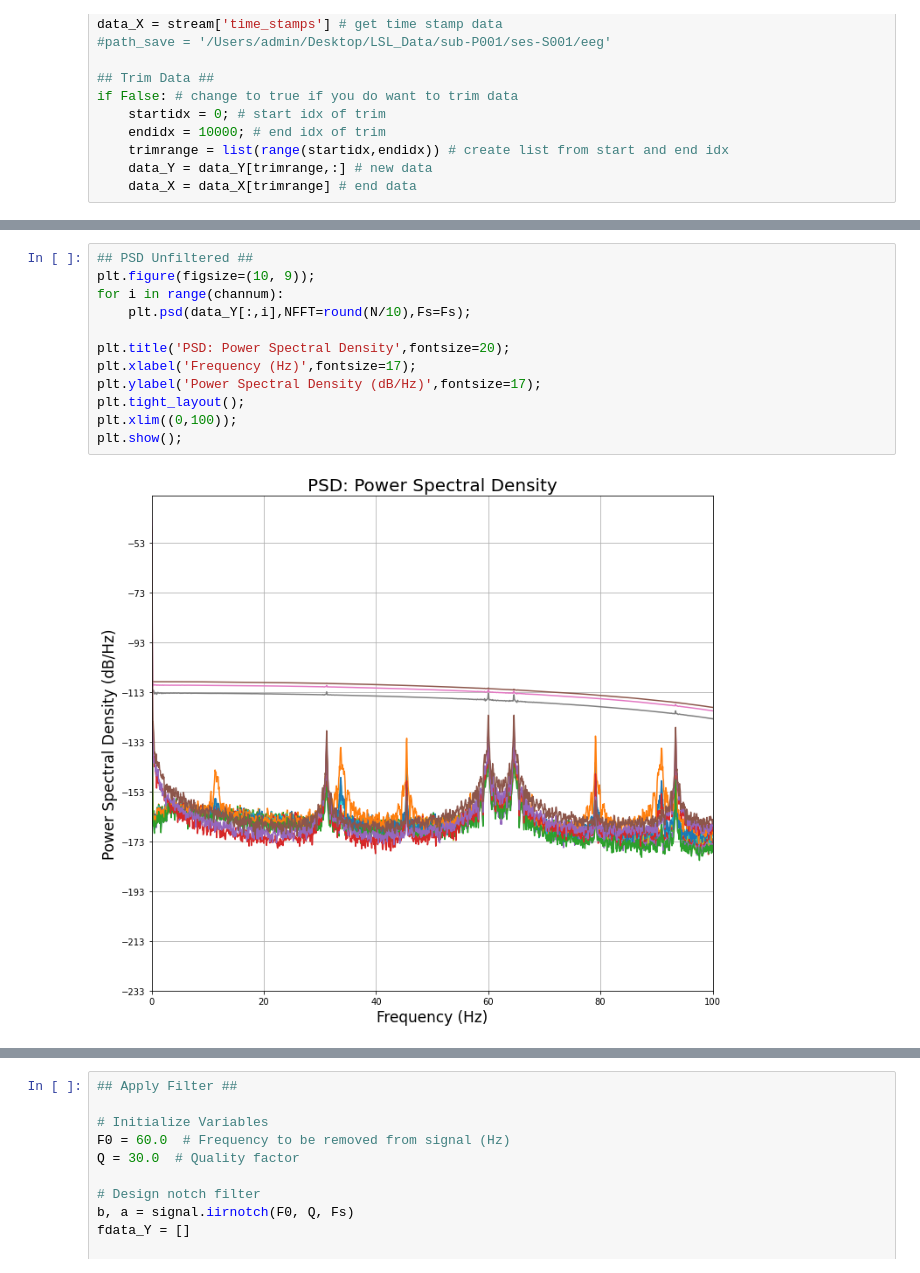
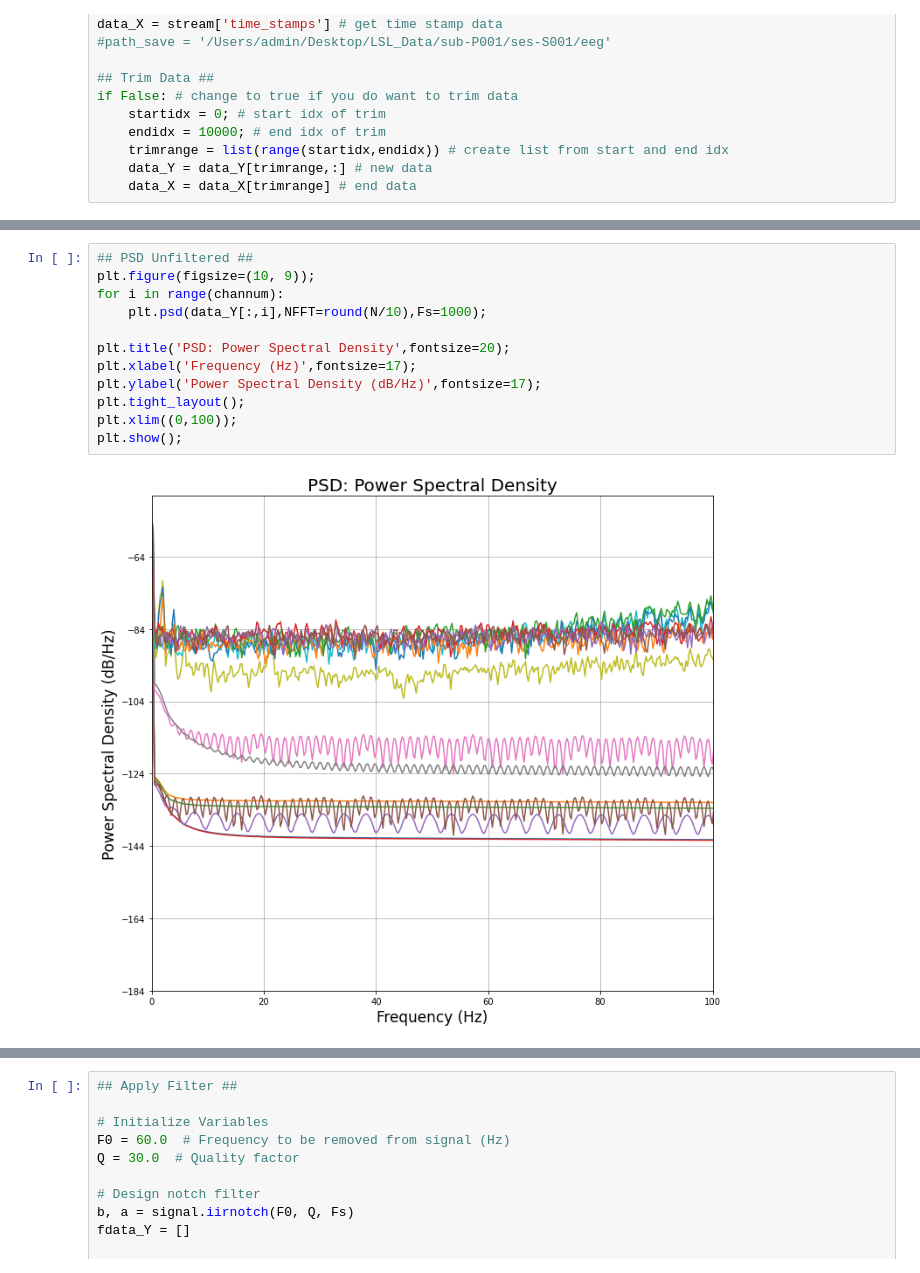
Before and after one commit to msl052/WifiOpenBCI_Python, a Jupyter notebook: pyxdf_read.ipynb, the cells around one changed output, grey strips where cells are left out. Cells and saved outputs as stored; diff of their text form.

```diff
--- a/pyxdf_read.ipynb
+++ b/pyxdf_read.ipynb
@@ -78,17 +105,17 @@ fig.savefig('test2png.png',format='jpg')
 # %%
 ## PSD Unfiltered ##
 plt.figure(figsize=(10, 9));
 for i in range(channum):
-    plt.psd(data_Y[:,i],NFFT=round(N/10),Fs=Fs);
+    plt.psd(data_Y[:,i],NFFT=round(N/10),Fs=1000);
 
 plt.title('PSD: Power Spectral Density',fontsize=20);
 plt.xlabel('Frequency (Hz)',fontsize=17);
 plt.ylabel('Power Spectral Density (dB/Hz)',fontsize=17);
 plt.tight_layout();
 plt.xlim((0,100));
 plt.show();
 # %% [output]
-[figure, old version]
+[figure, new version]
 # %%
 ## Spectrogram Unfiltered ##
 plt.figure(figsize=(10, 9));
```
Also changed, not shown: parts of 5 cells of this notebook, 3 other files.
